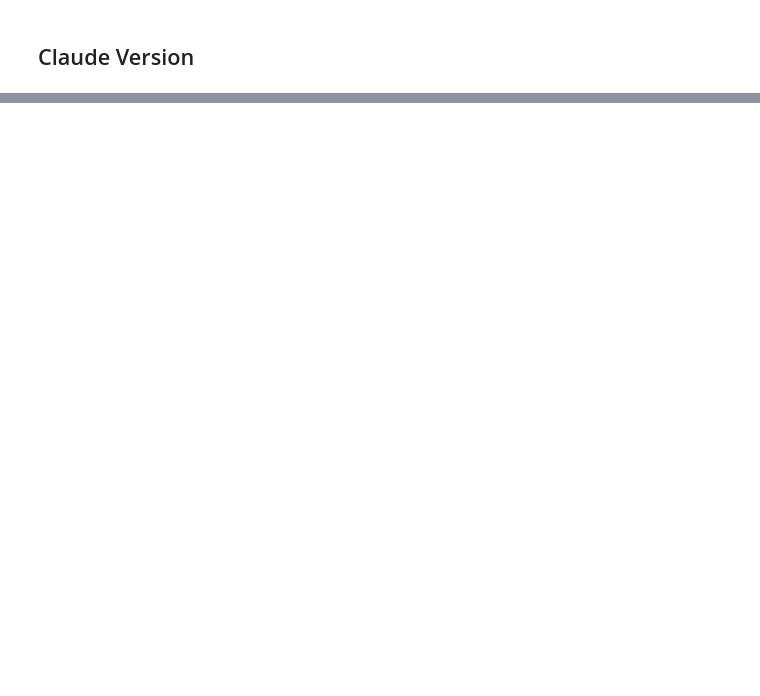
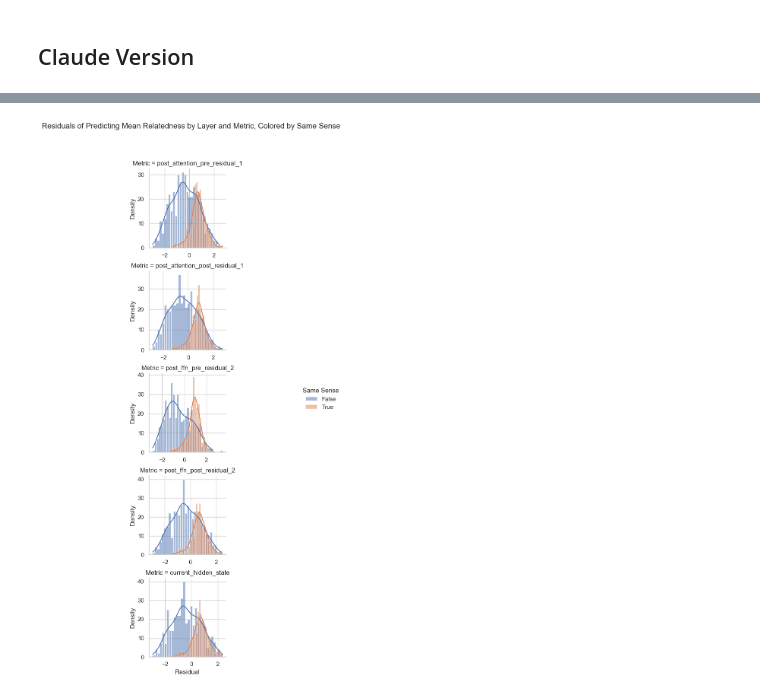
Before and after one commit to seantrott/entangled_meanings, a Jupyter notebook: notebooks/Residual_stream_test.ipynb, the cells around one changed output, grey strips where cells are left out. Cells and saved outputs as stored; diff of their text form; code cells hidden in the pictures; blank space fills up the shorter version.

```diff
--- a/notebooks/Residual_stream_test.ipynb
+++ b/notebooks/Residual_stream_test.ipynb
@@ -377,0 +808,24 @@ Std of difference (layer - attention): 0.8514
+# %%
+residuals_df['Metric'] = residuals_df['Metric'].apply(lambda x: x.replace("distance_", ""))
+# %%
+# Set the style of the visualization
+sns.set(style="whitegrid")
+
+# Create the plots
+g = sns.FacetGrid(residuals_df[residuals_df['Layer']==10], row="Metric", hue="Same_sense", sharex=False, sharey=False)
+
+# Map the density plots
+g.map(sns.histplot, "Residual", kde=True, bins=30)
+
+# Add titles and labels
+g.set_axis_labels('Residual', 'Density')
+g.add_legend(title='Same Sense')
+
+# Adjust layout
+plt.subplots_adjust(top=0.9)
+g.fig.suptitle('Residuals of Predicting Mean Relatedness by Layer and Metric, Colored by Same Sense')
+
+# Show the plot
+plt.show()
+# %% [output]
+[figure, added]
```
Also changed, not shown: parts of 46 cells of this notebook.
